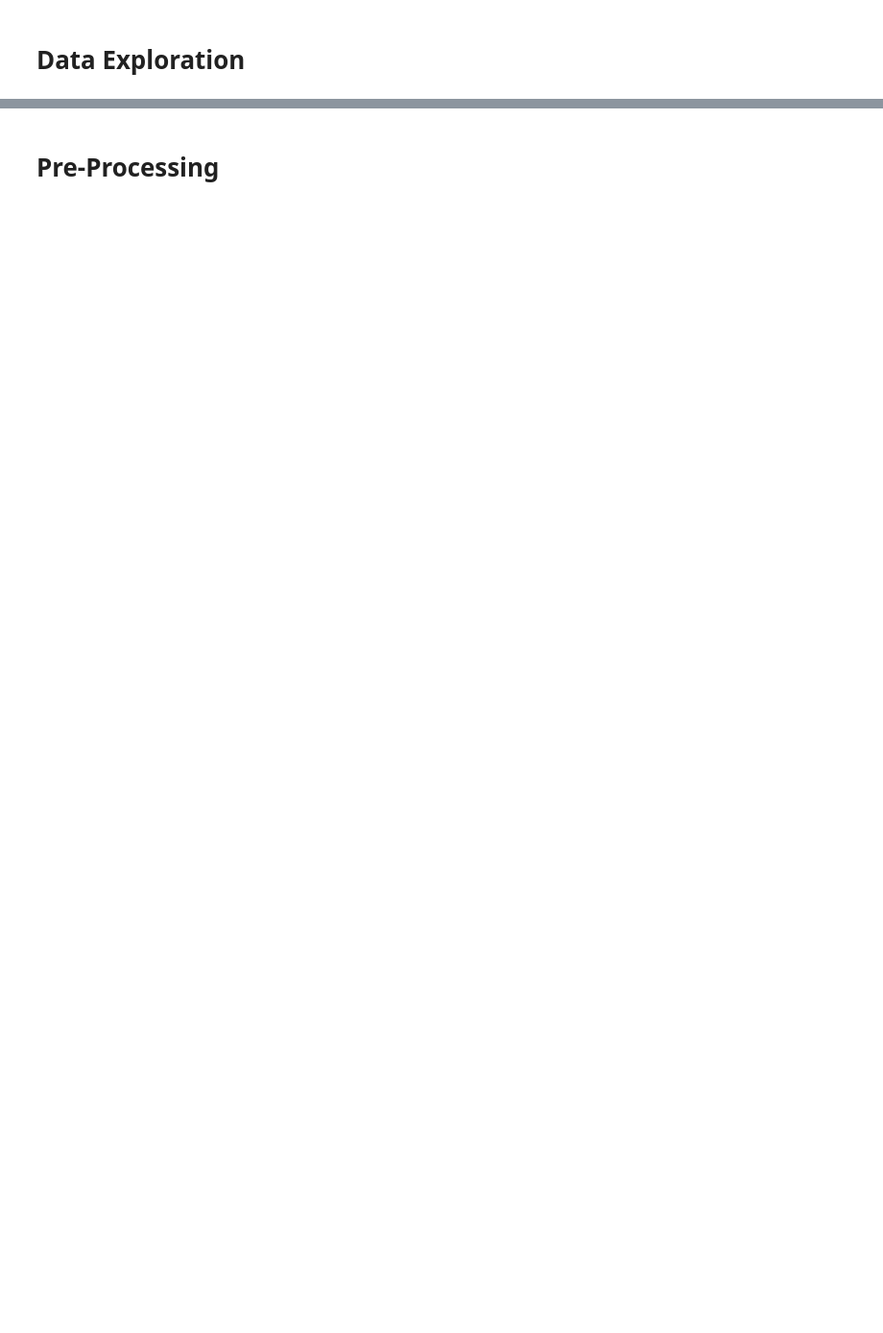
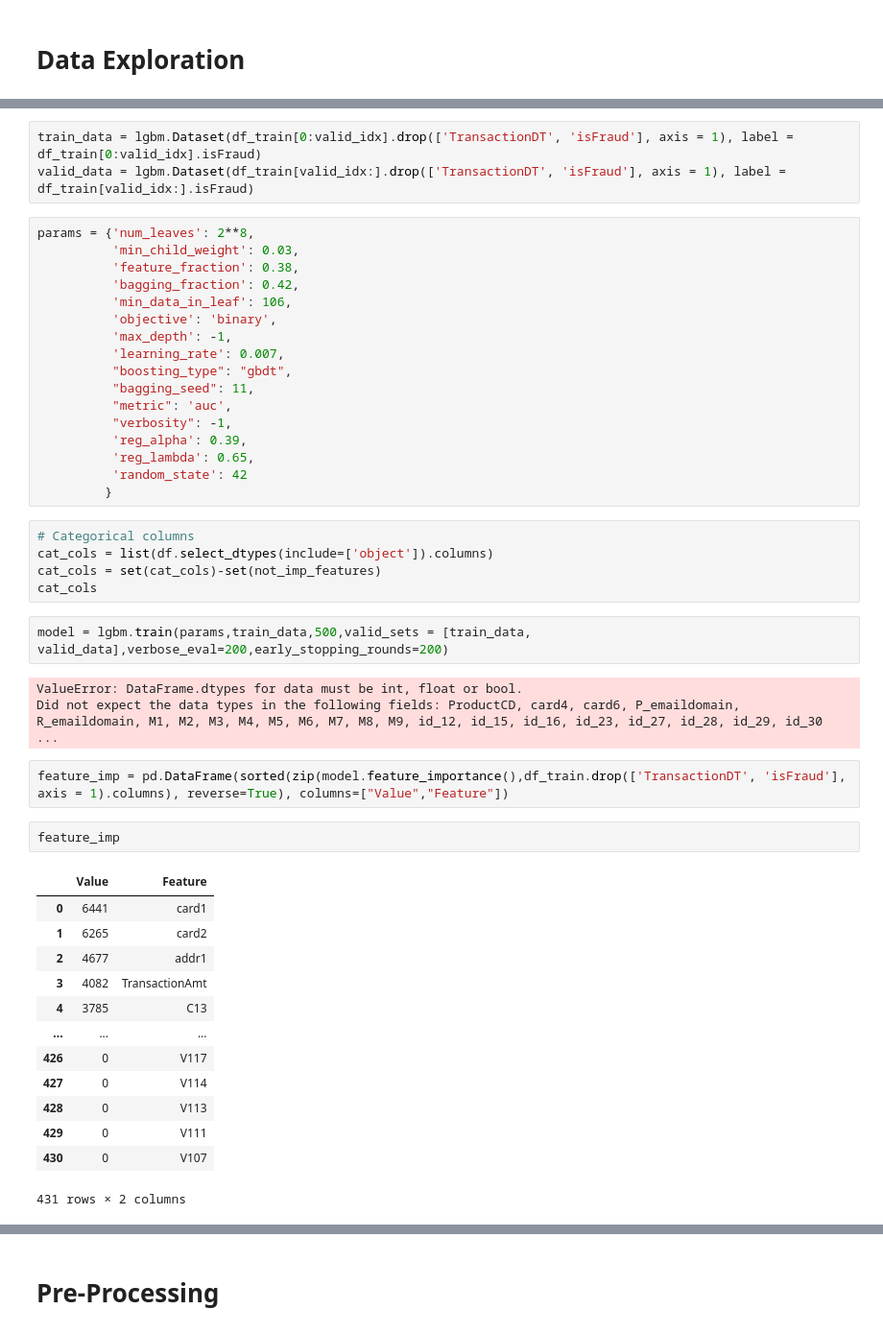
Before and after one commit to Jafarpisheh/IEEE-CIS-Fraud-Detection, a Jupyter notebook: FraudDetection.ipynb, the cells around one changed output, grey strips where cells are left out. Shown at 96% size. Drawn from its saved outputs; the diff is of its cells as text; blank space fills up the shorter version.

```diff
--- a/FraudDetection.ipynb
+++ b/FraudDetection.ipynb
@@ -87,0 +148,48 @@ plt.xlabel('Product Category');
+# %%
+train_data = lgbm.Dataset(df_train[0:valid_idx].drop(['TransactionDT', 'isFraud'], axis = 1), label = df_train[0:valid_idx].isFraud)
+valid_data = lgbm.Dataset(df_train[valid_idx:].drop(['TransactionDT', 'isFraud'], axis = 1), label = df_train[valid_idx:].isFraud)
+# %%
+params = {'num_leaves': 2**8,
+          'min_child_weight': 0.03,
+          'feature_fraction': 0.38,
+          'bagging_fraction': 0.42,
+          'min_data_in_leaf': 106,
+          'objective': 'binary',
+          'max_depth': -1,
+          'learning_rate': 0.007,
+          "boosting_type": "gbdt",
+          "bagging_seed": 11,
+          "metric": 'auc',
+          "verbosity": -1,
+          'reg_alpha': 0.39,
+          'reg_lambda': 0.65,
+          'random_state': 42
+         }
+# %%
+# Categorical columns
+cat_cols = list(df.select_dtypes(include=['object']).columns)
+cat_cols = set(cat_cols)-set(not_imp_features)
+cat_cols
+# %%
+model = lgbm.train(params,train_data,500,valid_sets = [train_data, valid_data],verbose_eval=200,early_stopping_rounds=200)
+# %% [output]
+ValueError: DataFrame.dtypes for data must be int, float or bool.
+Did not expect the data types in the following fields: ProductCD, card4, card6, P_emaildomain, R_emaildomain, M1, M2, M3, M4, M5, M6, M7, M8, M9, id_12, id_15, id_16, id_23, id_27, id_28, id_29, id_30 ...
+# %%
+feature_imp = pd.DataFrame(sorted(zip(model.feature_importance(),df_train.drop(['TransactionDT', 'isFraud'], axis = 1).columns), reverse=True), columns=["Value","Feature"])
+# %%
+feature_imp
+# %% [output]
+|  | Value | Feature |
+| 0 | 6441 | card1 |
+| 1 | 6265 | card2 |
+| 2 | 4677 | addr1 |
+| 3 | 4082 | TransactionAmt |
+| 4 | 3785 | C13 |
+| ... | ... | ... |
+| 426 | 0 | V117 |
+| 427 | 0 | V114 |
+| 428 | 0 | V113 |
+| 429 | 0 | V111 |
+| 430 | 0 | V107 |
+431 rows × 2 columns
```
Also changed, not shown: parts of 64 cells of this notebook.
